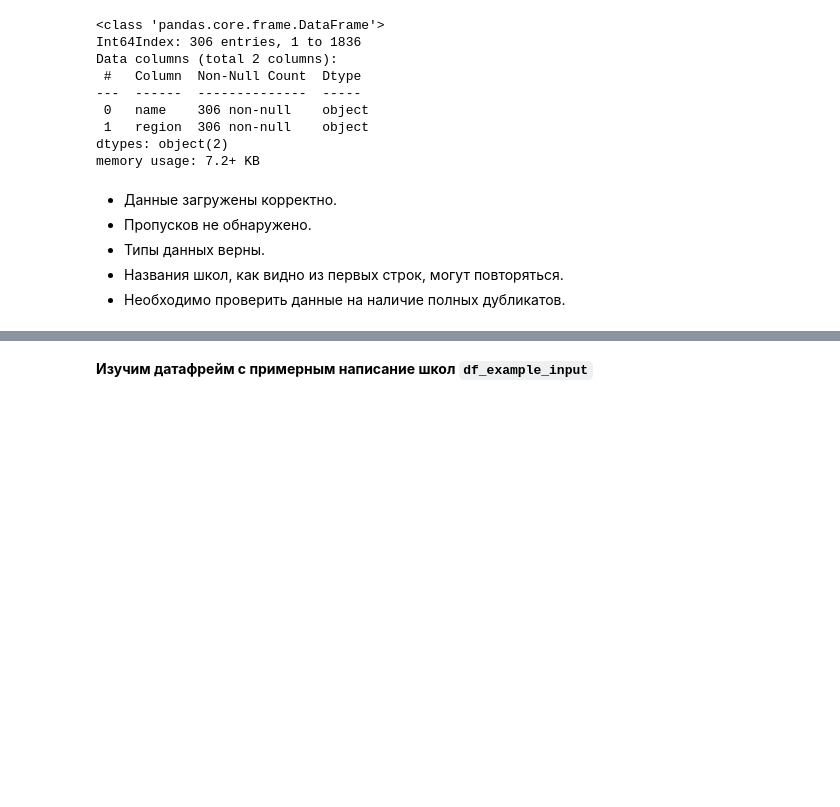
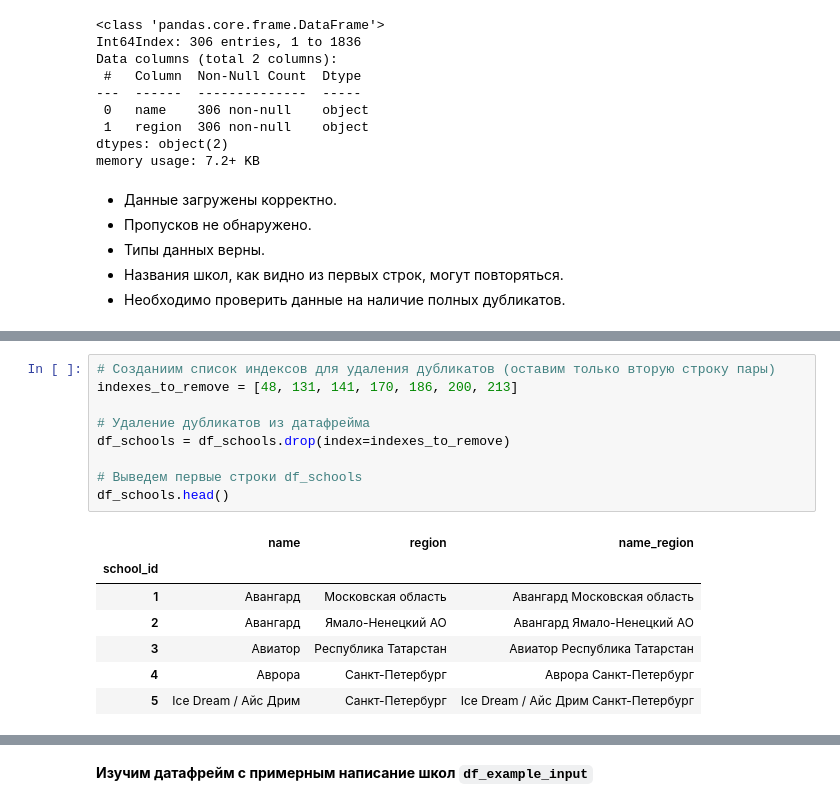
Before and after one commit to AntonS8/Portfolio, a Jupyter notebook: nlp_school_names/nlp_school_names.ipynb, the cells around one changed output, grey strips where cells are left out. Drawn from its saved outputs; the diff is of its cells as text; blank space fills up the shorter version.

```diff
--- a/nlp_school_names/nlp_school_names.ipynb
+++ b/nlp_school_names/nlp_school_names.ipynb
@@ -140,0 +233,17 @@ df_schools.duplicated().sum()
+# %%
+# Созданиим список индексов для удаления дубликатов (оставим только вторую строку пары)
+indexes_to_remove = [48, 131, 141, 170, 186, 200, 213]
+
+# Удаление дубликатов из датафрейма
+df_schools = df_schools.drop(index=indexes_to_remove)
+
+# Выведем первые строки df_schools
+df_schools.head()
+# %% [output]
+|  | name | region | name_region |
+| school_id |  |  |  |
+| 1 | Авангард | Московская область | Авангард Московская область |
+| 2 | Авангард | Ямало-Ненецкий АО | Авангард Ямало-Ненецкий АО |
+| 3 | Авиатор | Республика Татарстан | Авиатор Республика Татарстан |
+| 4 | Аврора | Санкт-Петербург | Аврора Санкт-Петербург |
+| 5 | Ice Dream / Айс Дрим | Санкт-Петербург | Ice Dream / Айс Дрим Санкт-Петербург |
```
Also changed, not shown: parts of 45 cells of this notebook.
